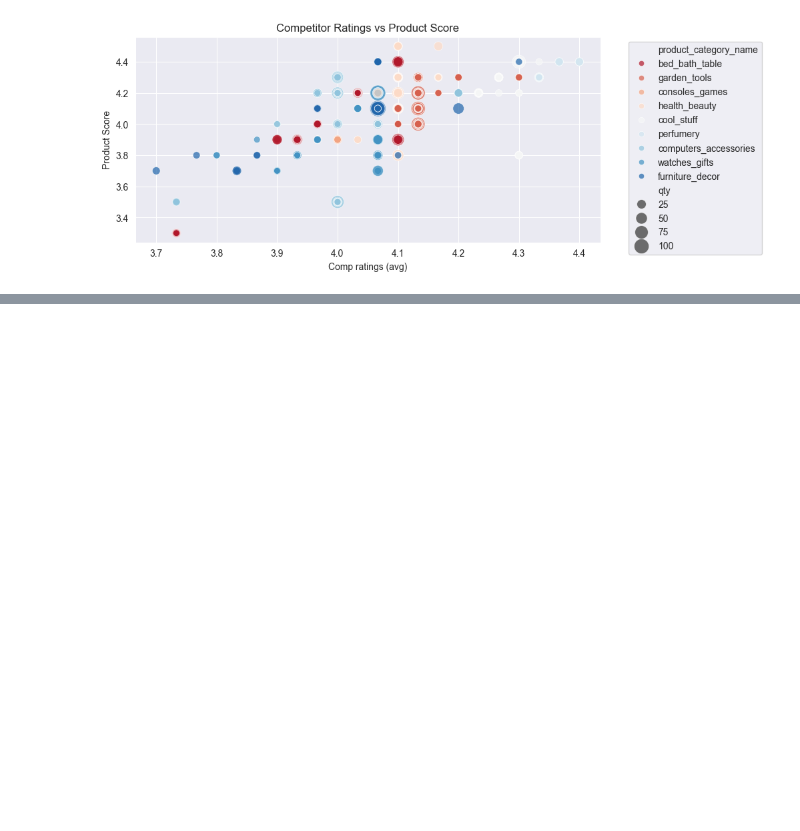
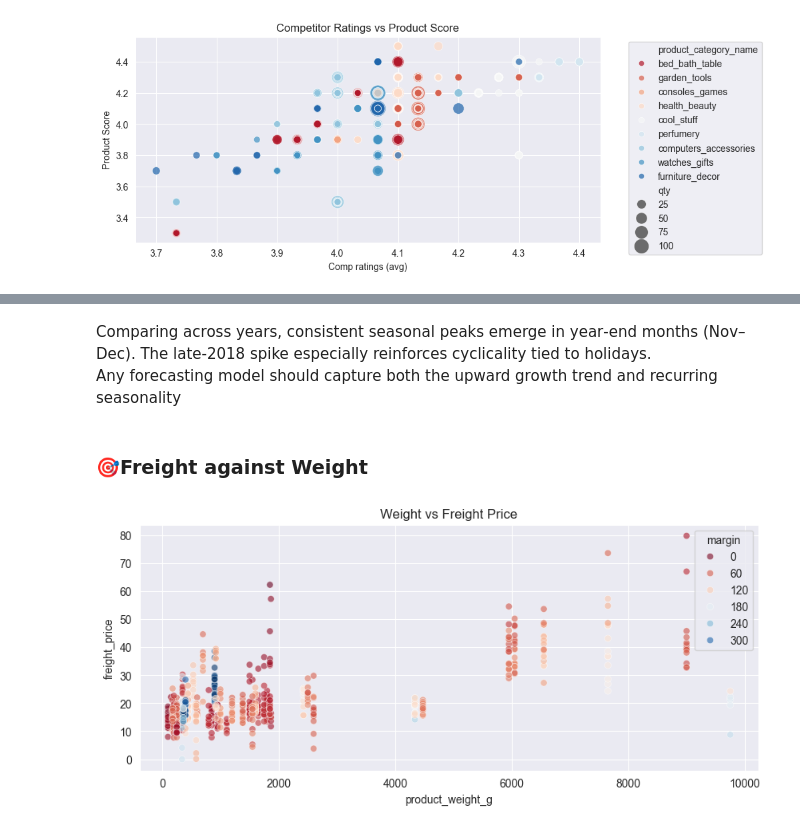
Before and after one commit to enyo-ojo/Pricing-Forecasts-Deal-Support-, a Jupyter notebook: pricing eda.ipynb, the cells around one changed output, grey strips where cells are left out. Saved outputs shown, nothing was run; the diff lists cells and outputs as text; code cells hidden in the pictures; blank space fills up the shorter version.

```diff
--- a/pricing eda.ipynb
+++ b/pricing eda.ipynb
@@ -181,0 +254,14 @@ plt.show()
+# %% [markdown]
+Comparing across years, consistent seasonal peaks emerge in year‑end months (Nov–Dec). The late‑2018 spike especially reinforces cyclicality tied to holidays. <br>Any forecasting model should capture both the upward growth trend and recurring seasonality
+# %% [markdown]
+### 🎯Freight against Weight
+# %%
+# Add margin column
+df["margin"] = df["unit_price"] - df["freight_price"]
+
+plt.figure(figsize=(10,4))
+sns.scatterplot(data=df, x="product_weight_g", y="freight_price", alpha=0.6, hue='margin', palette="RdBu")
+plt.title("Weight vs Freight Price")
+plt.show()
+# %% [output]
+[figure, added]
```
Also changed, not shown: parts of 25 cells of this notebook, 1 other file.
